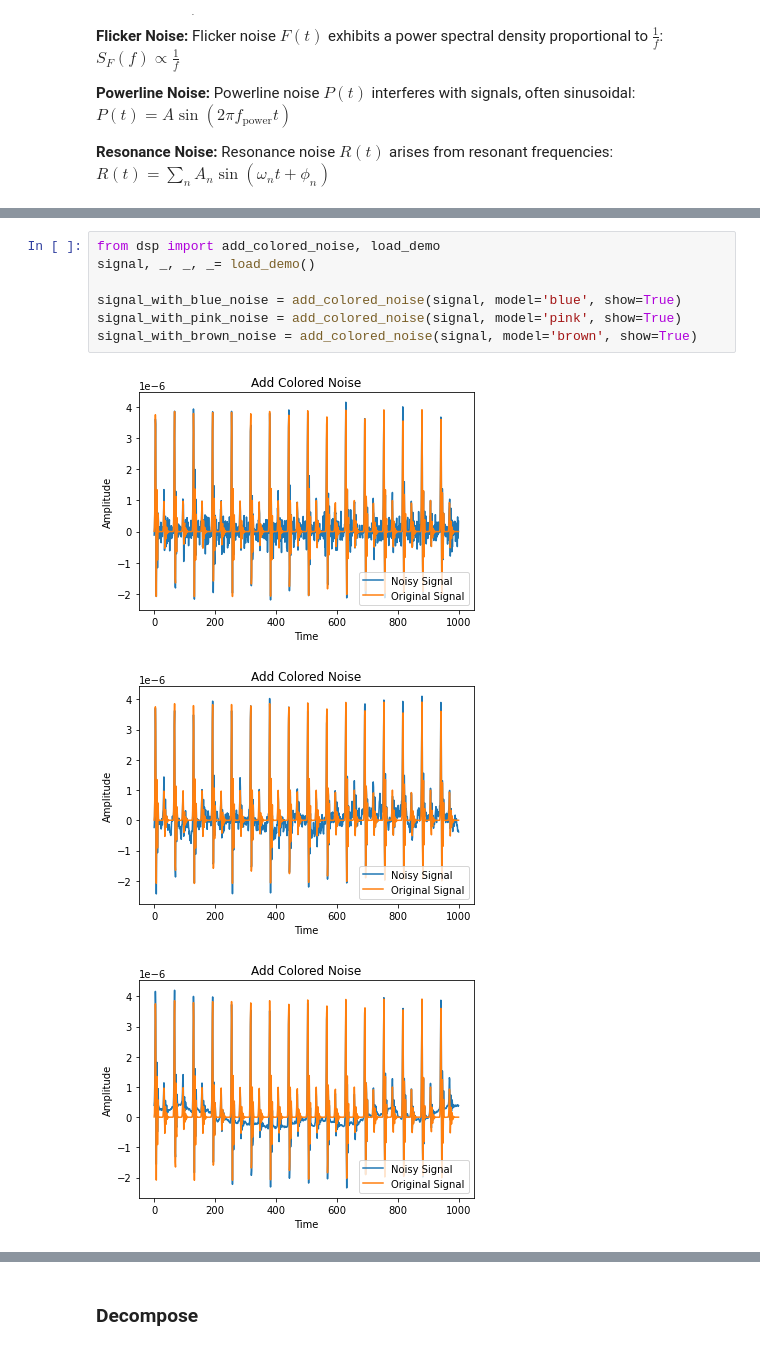
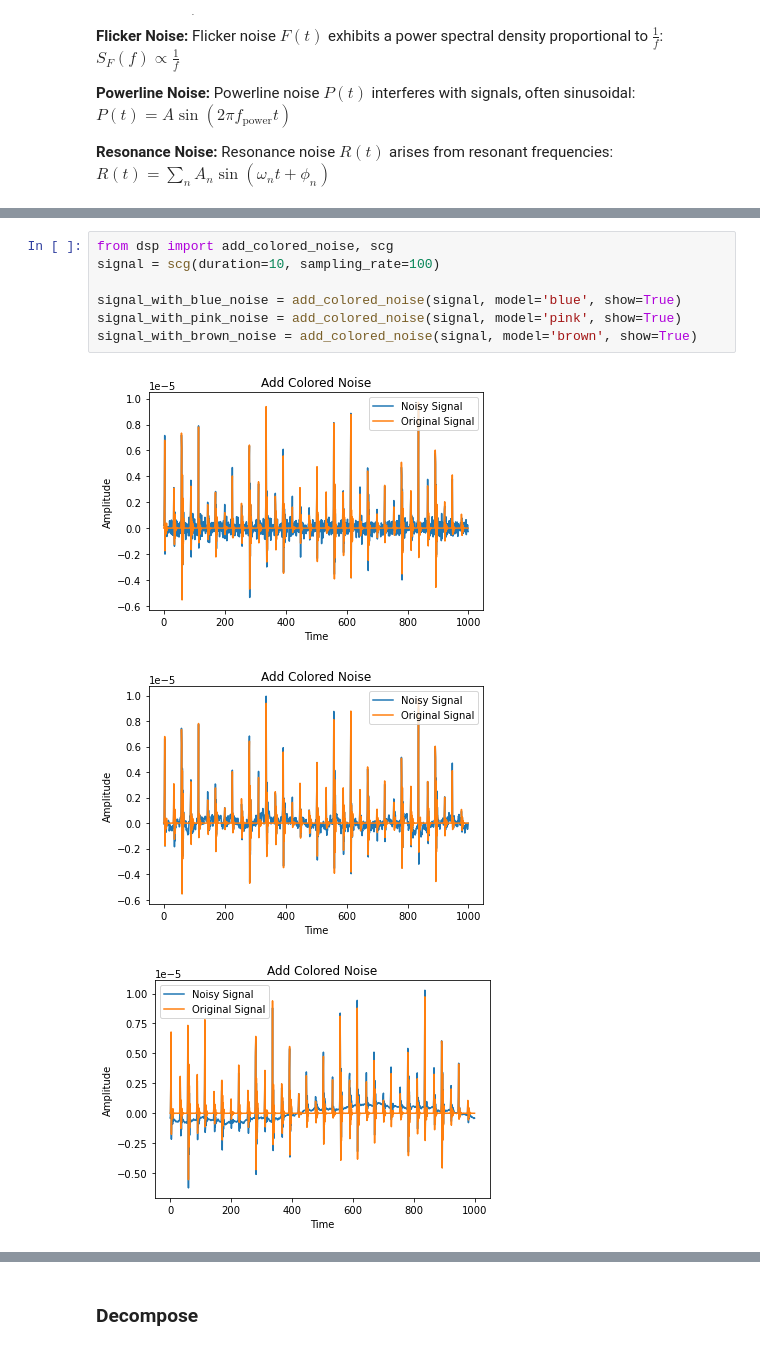
Before and after one commit to A-Big-Tortoise/NRSR_Tutorial, a Jupyter notebook: Tutorial.ipynb, the cells around one changed output, grey strips where cells are left out. Cells and saved outputs as stored; diff of their text form.

```diff
--- a/Tutorial.ipynb
+++ b/Tutorial.ipynb
@@ -161,12 +162,12 @@ signal_with_burst_noise = add_burst_noise(signal, burst_num_max=4, noise_amplitu
 # %%
-from dsp import add_colored_noise, load_demo
-signal, _, _, _= load_demo()
+from dsp import add_colored_noise, scg
+signal = scg(duration=10, sampling_rate=100)
 
 signal_with_blue_noise = add_colored_noise(signal, model='blue', show=True)
 signal_with_pink_noise = add_colored_noise(signal, model='pink', show=True)
 signal_with_brown_noise = add_colored_noise(signal, model='brown', show=True)
 # %% [output]
-[figure, old version]
+[figure, new version]
-[figure, old version]
+[figure, new version]
-[figure, old version]
+[figure, new version]
 # %%
```
Also changed, not shown: parts of 32 cells of this notebook, 1 other file.
